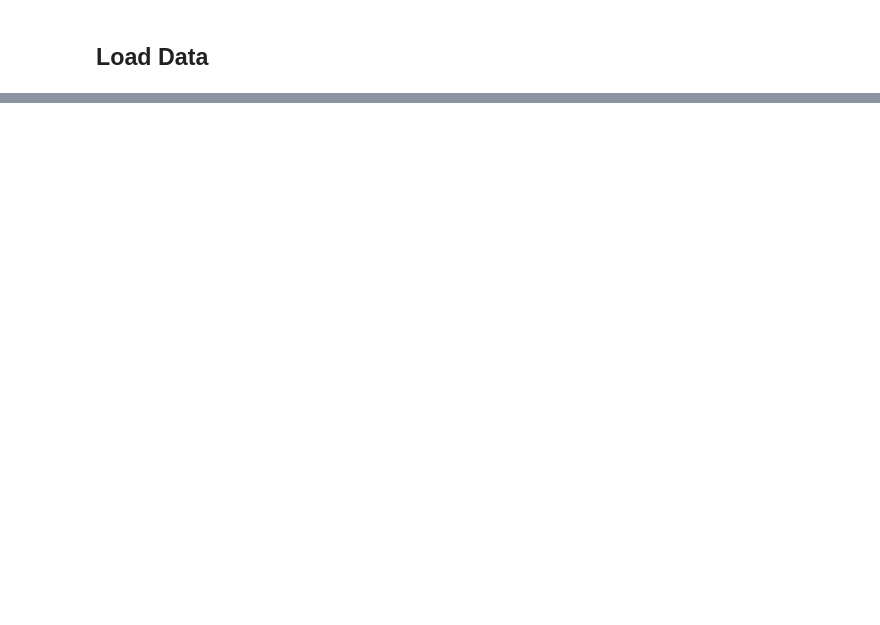
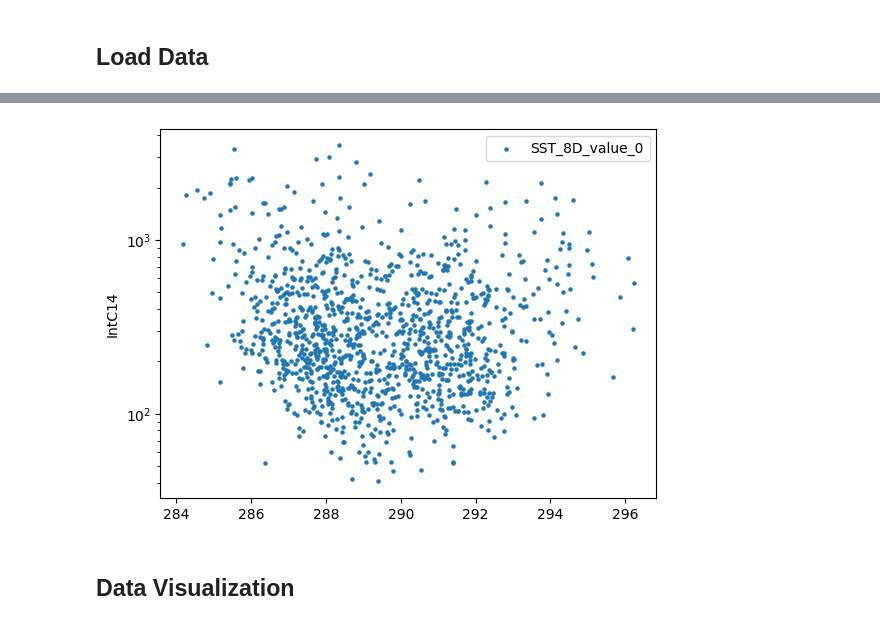
Before and after one commit to decarpenter/primary-productivity, a Jupyter notebook: notebooks/03 Combine NPP and Satellite Data.ipynb, the cells around one changed output, grey strips where cells are left out. Saved outputs shown, nothing was run; the diff lists cells and outputs as text; code cells hidden in the pictures; blank space fills up the shorter version.

```diff
--- a/notebooks/03 Combine NPP and Satellite Data.ipynb
+++ b/notebooks/03 Combine NPP and Satellite Data.ipynb
@@ -838,17 +386,17 @@ for var in satellite_vars:
 # %%
 # Initialize metadata
 data_dict = {
-    'Sta_ID': npp['Sta_ID'].values,
+    'St_Line': npp['St_Line'].values,
+    'St_Station': npp['St_Station'].values,
     'Date': npp['Date'].values,
     'Latitude': npp['Latitude'].values,
     'Longitude': npp['Longitude'].values,
-    'Distance_Coast': npp['Distance_Coast'].values,
-    'Integrated_NPP': npp['Integrated_NPP'].values,
+    'Bottom_D': npp['Bottom_D'].values,
+    'IntC14': npp['IntC14'].values,
 }
 
 # Define the prefixes you want to capture
-# NOTE: startswith() must use a TUPLE (parentheses), not a list [brackets]
-prefixes = ('value_', 'mean_', 'variance_')
+prefixes = ('value_', 'mean_', 'variance_', 'max_', 'min_')
 
 for var_name, ds in satellite_data.items():
     # Identify variables matching our prefixes
@@ -859,7 +407,6 @@ for var_name, ds in satellite_data.items():
         col_name = f"{var_name}_{tv}"
 
         # Bulk extract and align the 3D array (Time, Lat, Lon)
-        # We use .values to get the raw numpy array for speed
         aligned_data = ds[tv].reindex(npp=npp.index).values
 
         # Store as a list of 2D grids (one per observation)
@@ -867,6 +414,19 @@ for var_name, ds in satellite_data.items():
 
 # Create the final DataFrame
 npp_edm = pd.DataFrame(data_dict)
-# npp_edm = npp_edm.set_index(['Sta_ID', 'Date']).to_xarray()
-# npp_edm
+# %%
+fig, ax = plt.subplots()
+var_list = ['SST_1D_value_0', 'SST_DAY_value_0', 'SST_NIGHT_value_0']
+var_list = ['SST_8D_value_0']
+
+for var in var_list:
+    test = npp_edm[['St_Line', 'St_Station', 'Date', 'IntC14', var]].copy()
+    test['SST_FLAT'] = [np.nanmean(arr.flatten()) for arr in test[var]]
+    ax.scatter(test['SST_FLAT'], test['IntC14'], s=5, label=var)
+ax.set_yscale('log')
+ax.set_ylabel('IntC14')
+plt.legend()
+plt.show()
+# %% [output]
+[figure, added]
 # %%
@@ -937,0 +491,2 @@ ds.to_netcdf('../data/npp_satellite_matchups_gradients.nc')
+# %% [markdown]
+## Data Visualization
```
Also changed, not shown: parts of 26 cells of this notebook.
